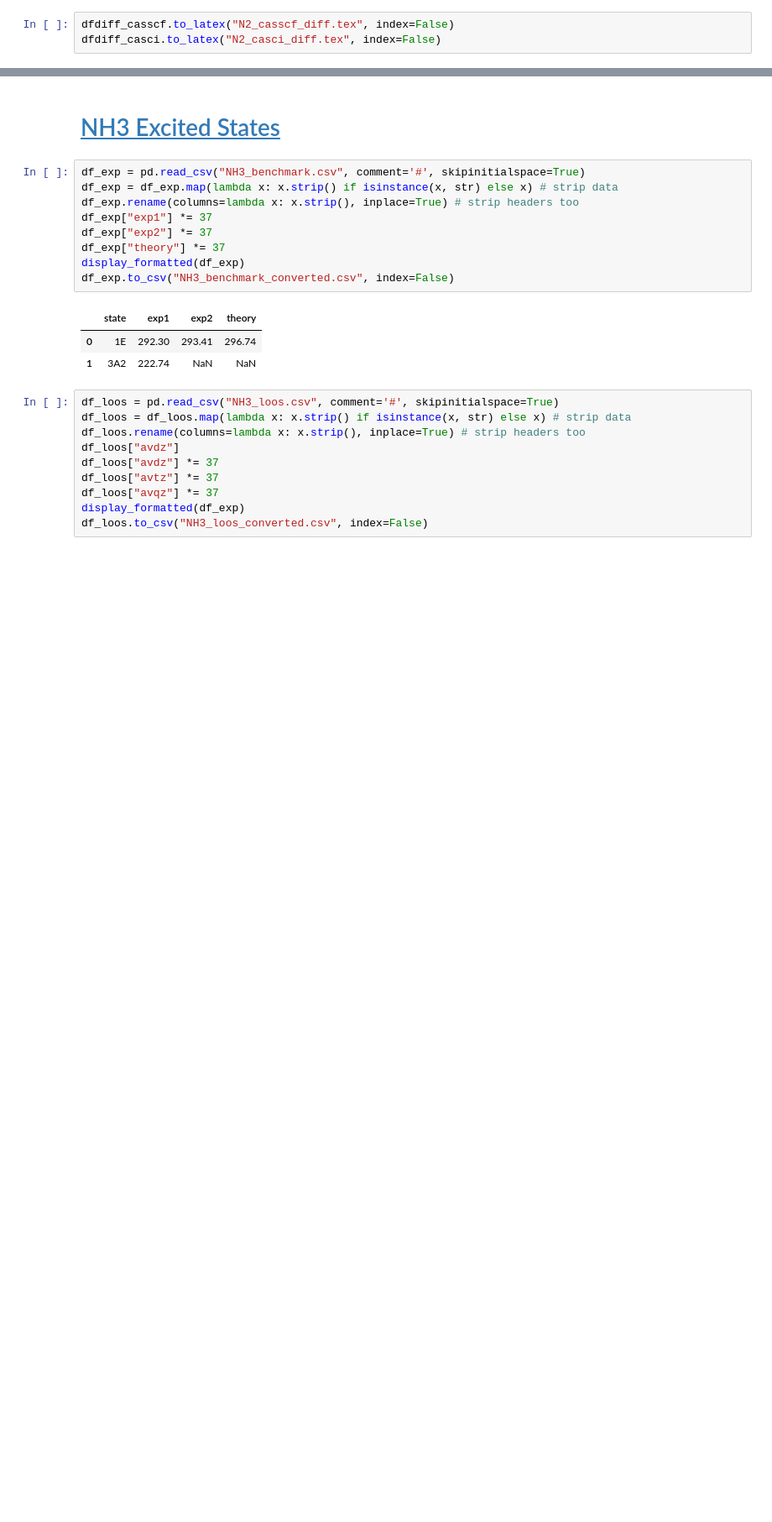
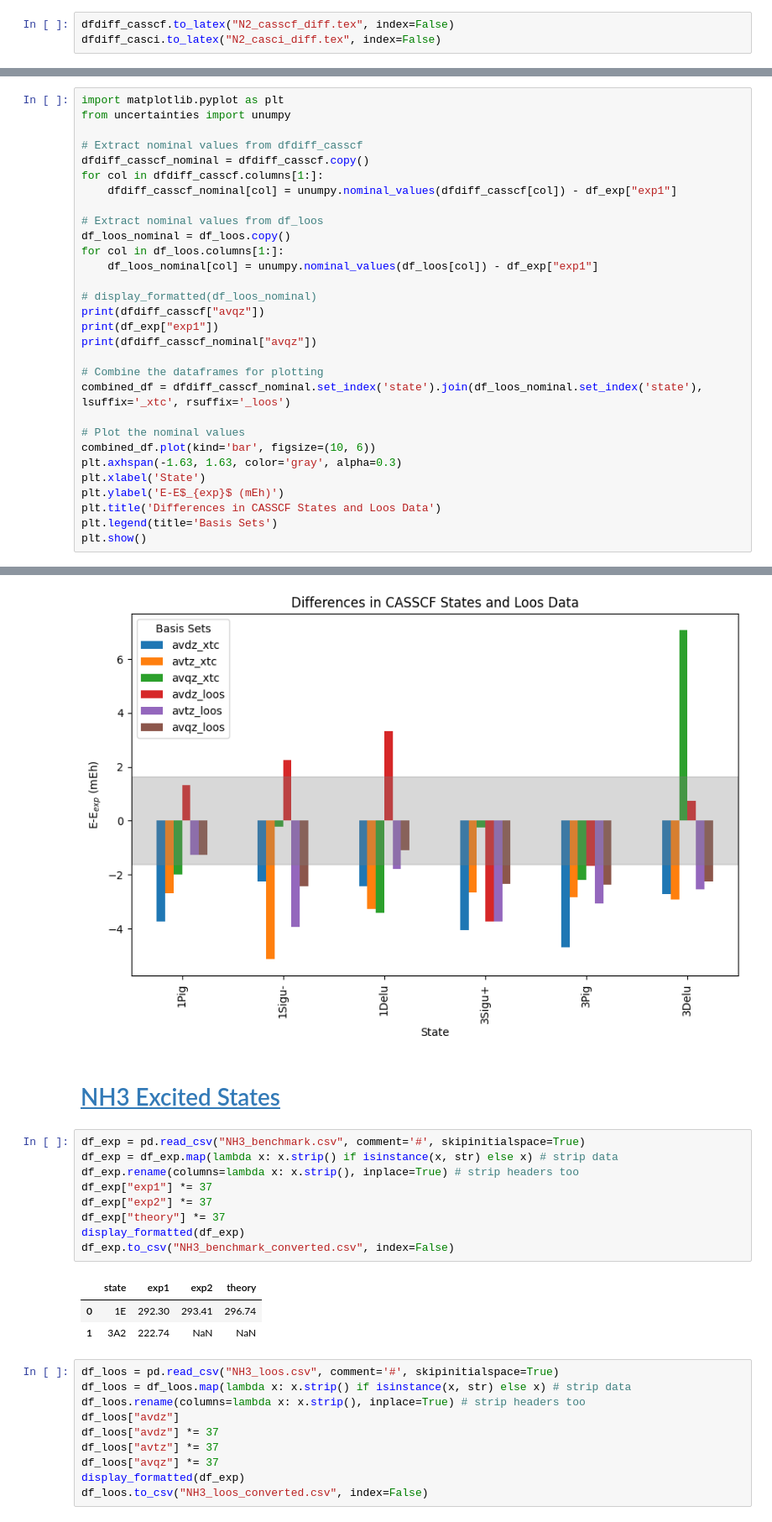
Before and after one commit to jphaupt/phdthesis_haupt, a Jupyter notebook: figures/binding/exc_calcs.ipynb, the cells around one changed output, grey strips where cells are left out. Shown at 84% size. Cells and saved outputs as stored; diff of their text form; blank space fills up the shorter version.

```diff
--- a/figures/binding/exc_calcs.ipynb
+++ b/figures/binding/exc_calcs.ipynb
@@ -156,0 +186,31 @@ dfdiff_casci.to_latex("N2_casci_diff.tex", index=False)
+# %%
+import matplotlib.pyplot as plt
+from uncertainties import unumpy
+
+# Extract nominal values from dfdiff_casscf
+dfdiff_casscf_nominal = dfdiff_casscf.copy()
+for col in dfdiff_casscf.columns[1:]:
+    dfdiff_casscf_nominal[col] = unumpy.nominal_values(dfdiff_casscf[col]) - df_exp["exp1"]
+
+# Extract nominal values from df_loos
+df_loos_nominal = df_loos.copy()
+for col in df_loos.columns[1:]:
+    df_loos_nominal[col] = unumpy.nominal_values(df_loos[col]) - df_exp["exp1"]
+
+# display_formatted(df_loos_nominal)
+print(dfdiff_casscf["avqz"])
+print(df_exp["exp1"])
+print(dfdiff_casscf_nominal["avqz"])
+
+# Combine the dataframes for plotting
+combined_df = dfdiff_casscf_nominal.set_index('state').join(df_loos_nominal.set_index('state'), lsuffix='_xtc', rsuffix='_loos')
+
+# Plot the nominal values
+combined_df.plot(kind='bar', figsize=(10, 6))
+plt.axhspan(-1.63, 1.63, color='gray', alpha=0.3)
+plt.xlabel('State')
+plt.ylabel('E-E$_{exp}$ (mEh)')
+plt.title('Differences in CASSCF States and Loos Data')
+plt.legend(title='Basis Sets')
+plt.show()
+# %% [output]
@@ -157,3 +234,4 @@ dfdiff_casci.to_latex("N2_casci_diff.tex", index=False)
+[figure, added]
 # %% [markdown]
 # <a id='toc2_'></a>[NH3 Excited States](#toc0_)
 # %%
```
Also changed, not shown: parts of 6 cells of this notebook, 36 other files.
